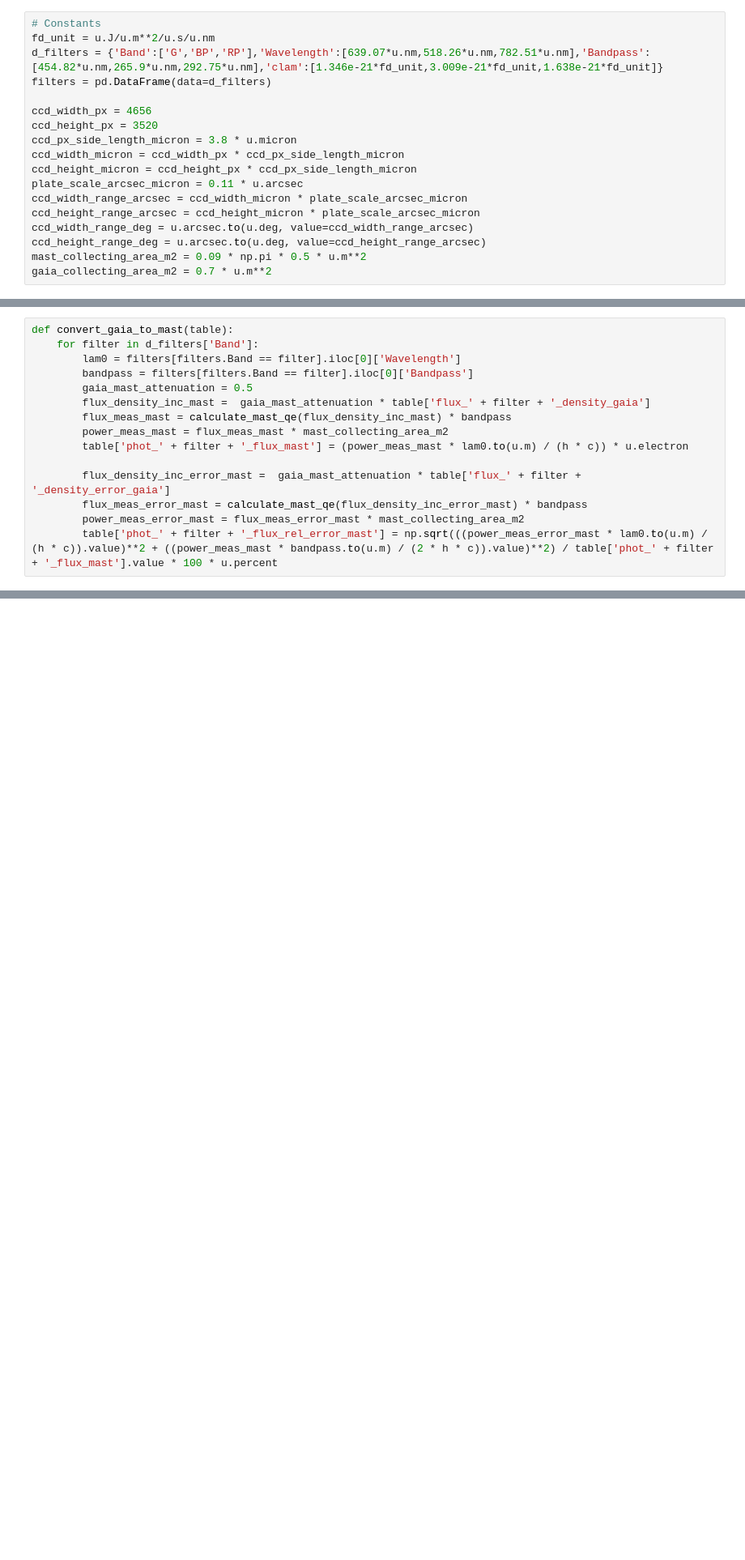
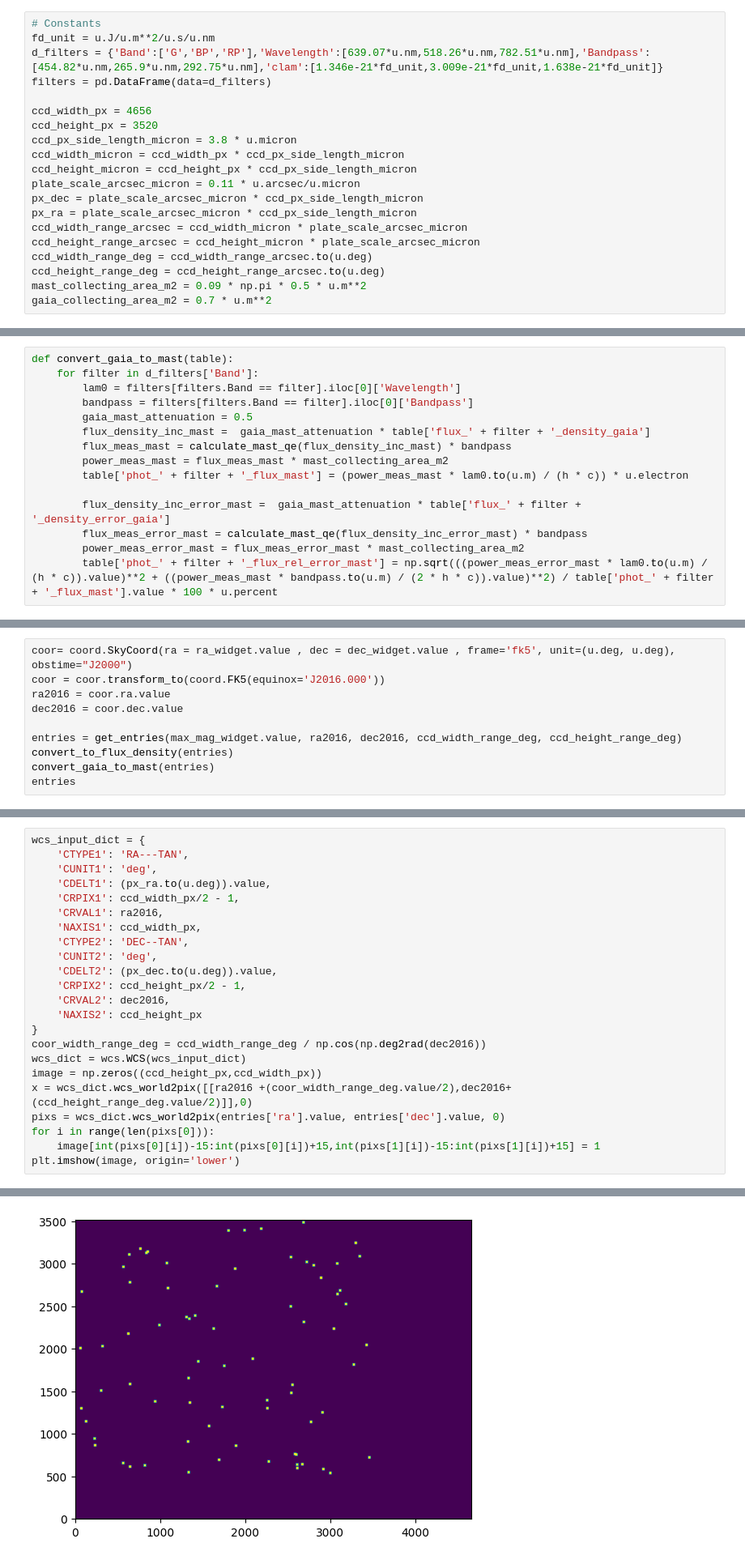
Before and after one commit to orenir49/MAST-simulator, a Jupyter notebook: query.ipynb, the cells around one changed output, grey strips where cells are left out. Shown at 81% size. Drawn from its saved outputs; the diff is of its cells as text; blank space fills up the shorter version.

```diff
--- a/query.ipynb
+++ b/query.ipynb
@@ -19,11 +20,13 @@ ccd_height_px = 3520
 ccd_px_side_length_micron = 3.8 * u.micron
 ccd_width_micron = ccd_width_px * ccd_px_side_length_micron
 ccd_height_micron = ccd_height_px * ccd_px_side_length_micron
-plate_scale_arcsec_micron = 0.11 * u.arcsec
+plate_scale_arcsec_micron = 0.11 * u.arcsec/u.micron
+px_dec = plate_scale_arcsec_micron * ccd_px_side_length_micron
+px_ra = plate_scale_arcsec_micron * ccd_px_side_length_micron
 ccd_width_range_arcsec = ccd_width_micron * plate_scale_arcsec_micron
 ccd_height_range_arcsec = ccd_height_micron * plate_scale_arcsec_micron
-ccd_width_range_deg = u.arcsec.to(u.deg, value=ccd_width_range_arcsec)
-ccd_height_range_deg = u.arcsec.to(u.deg, value=ccd_height_range_arcsec)
+ccd_width_range_deg = ccd_width_range_arcsec.to(u.deg)
+ccd_height_range_deg = ccd_height_range_arcsec.to(u.deg)
 mast_collecting_area_m2 = 0.09 * np.pi * 0.5 * u.m**2
 gaia_collecting_area_m2 = 0.7 * u.m**2
 # %%
@@ -120,0 +102,10 @@ Table length=5
+# %%
+coor= coord.SkyCoord(ra = ra_widget.value , dec = dec_widget.value , frame='fk5', unit=(u.deg, u.deg), obstime="J2000")
+coor = coor.transform_to(coord.FK5(equinox='J2016.000'))
+ra2016 = coor.ra.value
+dec2016 = coor.dec.value
+
+entries = get_entries(max_mag_widget.value, ra2016, dec2016, ccd_width_range_deg, ccd_height_range_deg)
+convert_to_flux_density(entries)
+convert_gaia_to_mast(entries)
+entries
@@ -120,0 +133,24 @@ Table length=5
+# %%
+wcs_input_dict = {
+    'CTYPE1': 'RA---TAN',
+    'CUNIT1': 'deg',
+    'CDELT1': (px_ra.to(u.deg)).value,
+    'CRPIX1': ccd_width_px/2 - 1,
+    'CRVAL1': ra2016,
+    'NAXIS1': ccd_width_px,
+    'CTYPE2': 'DEC--TAN',
+    'CUNIT2': 'deg',
+    'CDELT2': (px_dec.to(u.deg)).value,
+    'CRPIX2': ccd_height_px/2 - 1,
+    'CRVAL2': dec2016,
+    'NAXIS2': ccd_height_px
+}
+coor_width_range_deg = ccd_width_range_deg / np.cos(np.deg2rad(dec2016))
+wcs_dict = wcs.WCS(wcs_input_dict)
+image = np.zeros((ccd_height_px,ccd_width_px))
+x = wcs_dict.wcs_world2pix([[ra2016 +(coor_width_range_deg.value/2),dec2016+(ccd_height_range_deg.value/2)]],0)
+pixs = wcs_dict.wcs_world2pix(entries['ra'].value, entries['dec'].value, 0)
+for i in range(len(pixs[0])):
+    image[int(pixs[0][i])-15:int(pixs[0][i])+15,int(pixs[1][i])-15:int(pixs[1][i])+15] = 1
+plt.imshow(image, origin='lower')
+# %% [output]
@@ -120,0 +158 @@ Table length=5
+[figure, added]
```
Also changed, not shown: parts of 5 cells of this notebook.
